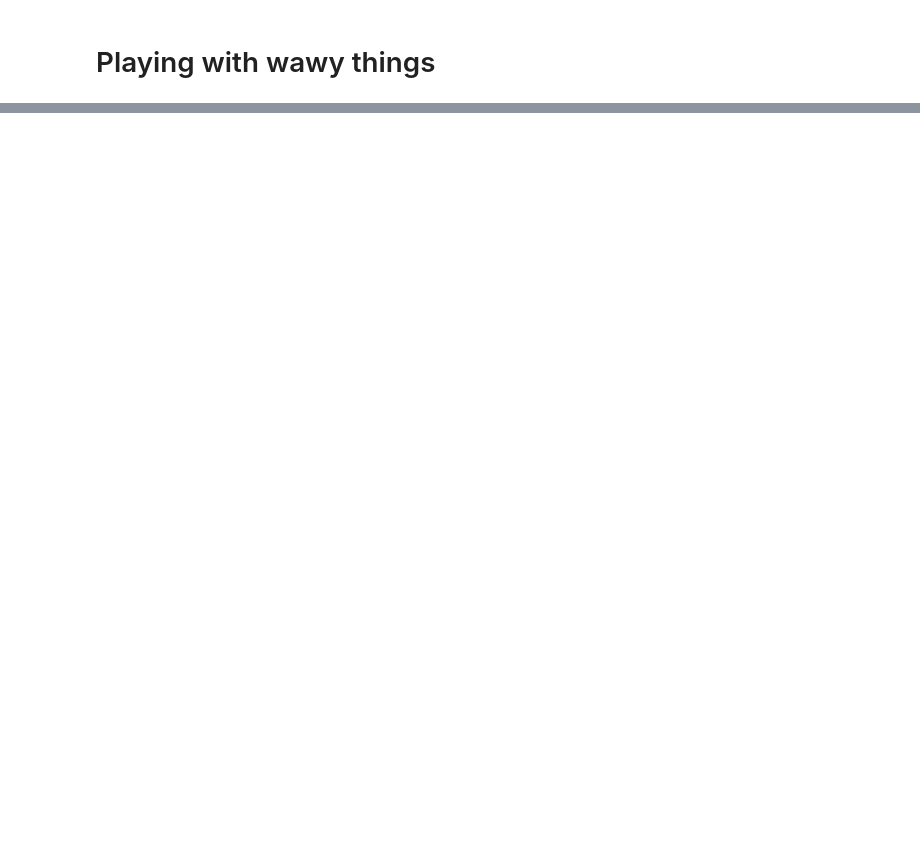
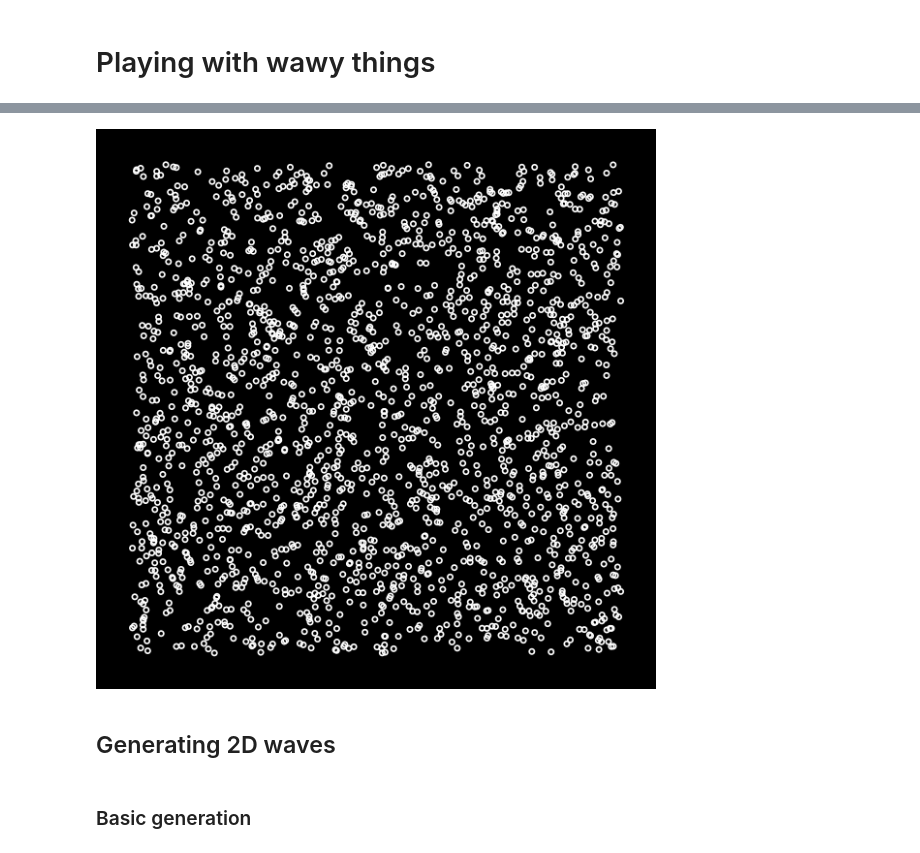
Before and after one commit to masterdesky/maths, a Jupyter notebook: waves/wavy.ipynb, the cells around one changed output, grey strips where cells are left out. Cells and saved outputs as stored; diff of their text form; code cells hidden in the pictures; blank space fills up the shorter version.

```diff
--- a/waves/wavy.ipynb
+++ b/waves/wavy.ipynb
@@ -49 +40,15 @@ plt.show()
+# %%
+fig, ax = plt.subplots(figsize=D, dpi=120, facecolor='black')
+ax.set_aspect('equal')
+ax.axis('off')
+
+ax.scatter(*points.T, color='white', marker='o', fc='none', s=10)
+
+plt.show()
+# %% [output]
+[figure, added]
+# %% [markdown]
+## Generating 2D waves
+# %% [markdown]
+### Basic generation
 # %%
```
Also changed, not shown: parts of 43 cells of this notebook.
